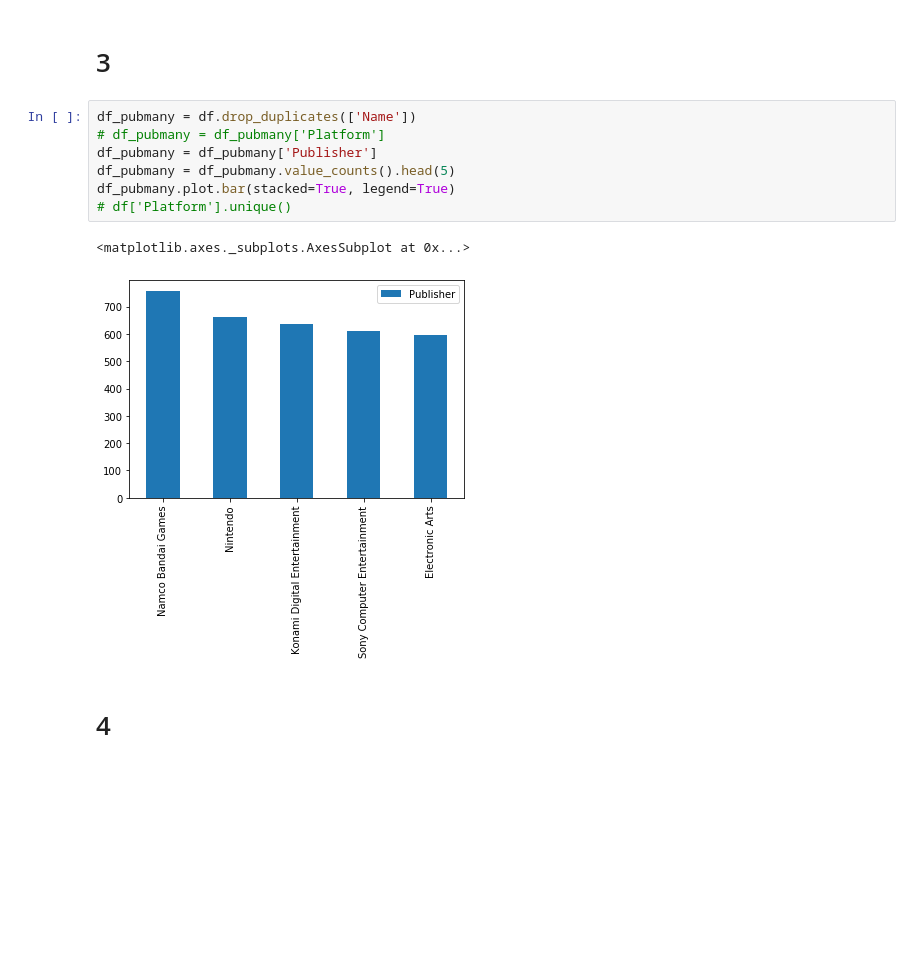
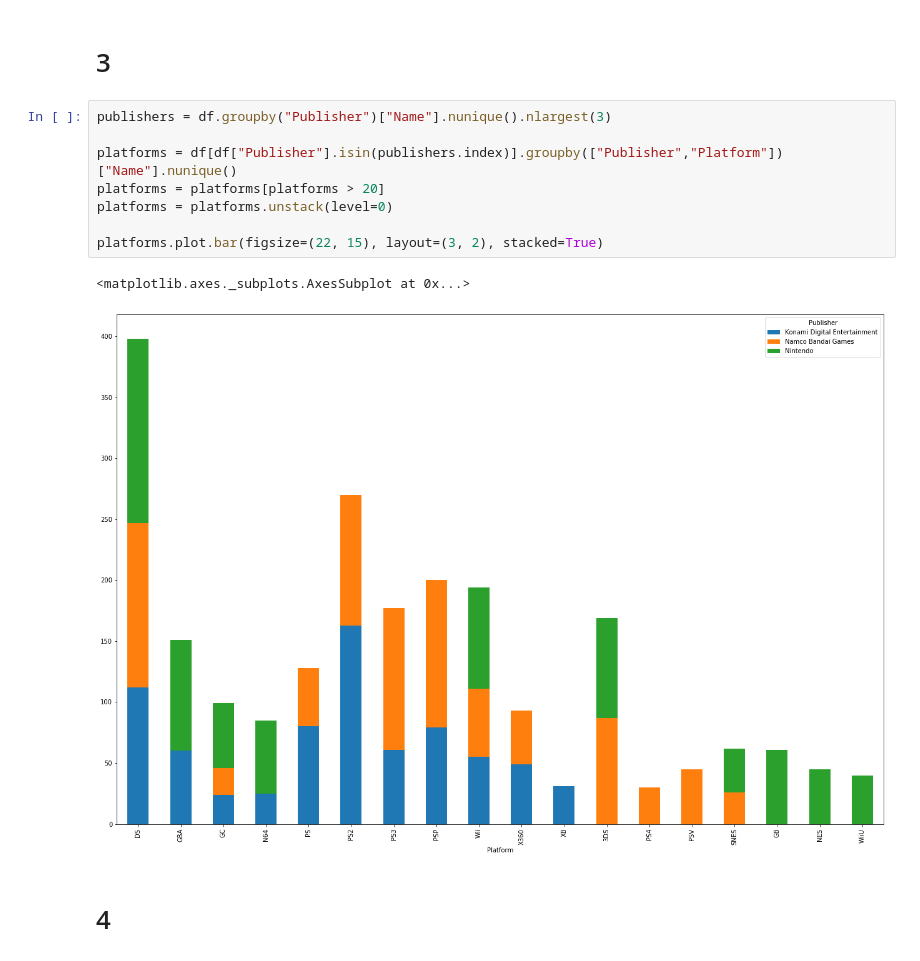
Before and after one commit to egorserdyuk/ASU-Datascience, a Jupyter notebook: Games/games.ipynb, the cells around one changed output. Cells and saved outputs as stored; diff of their text form; blank space fills up the shorter version.

```diff
--- a/Games/games.ipynb
+++ b/Games/games.ipynb
@@ -47,15 +47,16 @@ df.Year.value_counts().plot.bar()
 [figure]
 # %% [markdown]
 # 3
-# %%
-df_pubmany = df.drop_duplicates(['Name'])
-# df_pubmany = df_pubmany['Platform']
-df_pubmany = df_pubmany['Publisher']
-df_pubmany = df_pubmany.value_counts().head(5)
-df_pubmany.plot.bar(stacked=True, legend=True)
-# df['Platform'].unique()
-# %% [output]
-<matplotlib.axes._subplots.AxesSubplot at 0x...>
-[figure, removed]
+# %%
+publishers = df.groupby("Publisher")["Name"].nunique().nlargest(3)
+
+platforms = df[df["Publisher"].isin(publishers.index)].groupby(["Publisher","Platform"])["Name"].nunique()
+platforms = platforms[platforms > 20]
+platforms = platforms.unstack(level=0)
+
+platforms.plot.bar(figsize=(22, 15), layout=(3, 2), stacked=True)
+# %% [output]
+<matplotlib.axes._subplots.AxesSubplot at 0x...>
+[figure, added]
 # %% [markdown]
 # 4
```
Also changed, not shown: parts of 6 cells of this notebook.
